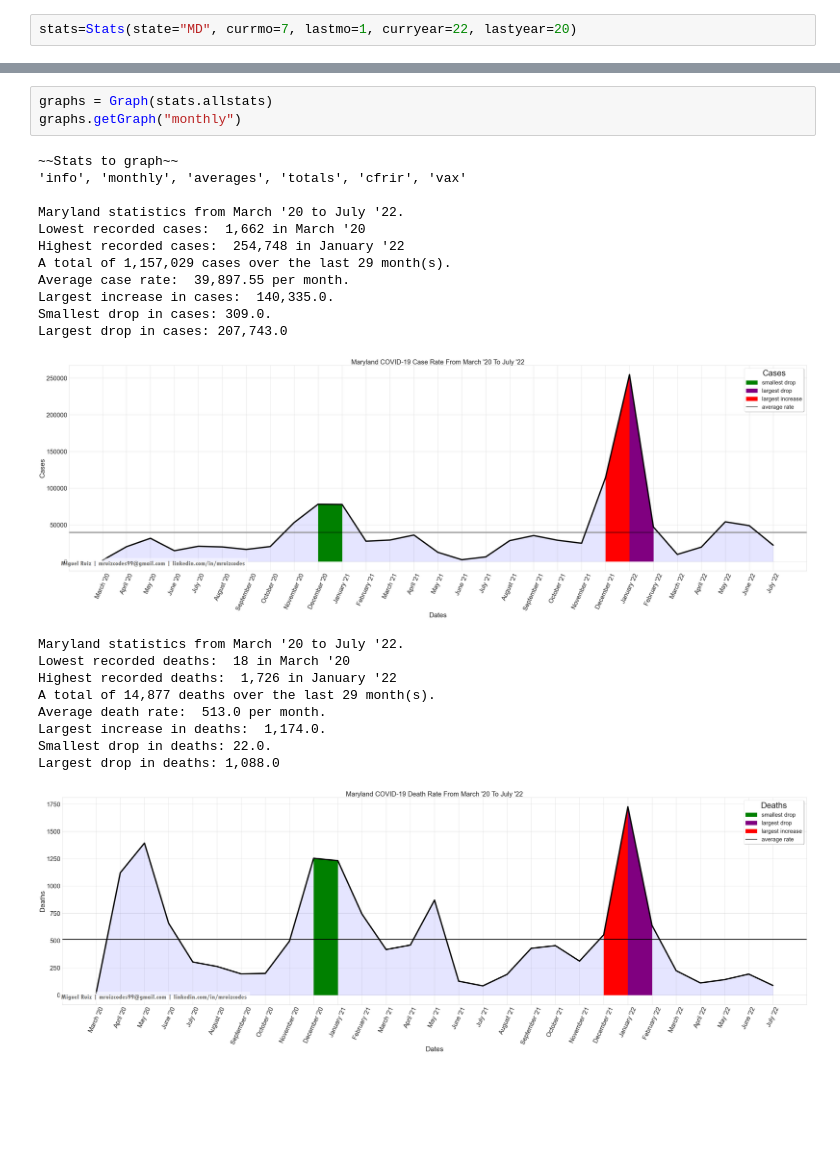
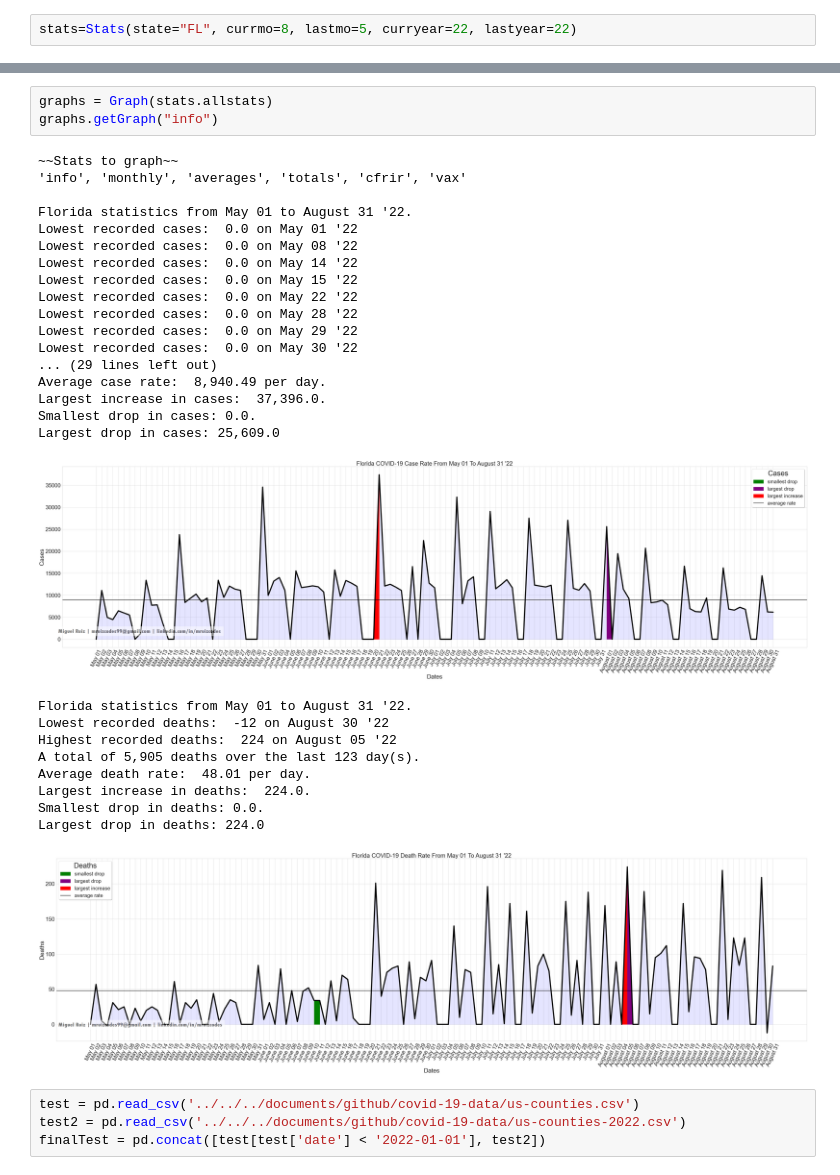
Before and after one commit to mruiz99/COVID-19-Stats-by-State, a Jupyter notebook: NYTIMES_COVID_VISUALS.ipynb, the cells around one changed output, grey strips where cells are left out. Cells and saved outputs as stored; diff of their text form; blank space fills up the shorter version.

```diff
--- a/NYTIMES_COVID_VISUALS.ipynb
+++ b/NYTIMES_COVID_VISUALS.ipynb
@@ -1822,3 +1826,3 @@ class Graph:
 # %%
-stats=Stats(state="MD", currmo=7, lastmo=1, curryear=22, lastyear=20)
+stats=Stats(state="FL", currmo=8, lastmo=5, curryear=22, lastyear=22)
 # %% [output]
@@ -1838,25 +1845,35 @@ stats=Stats(state="MD", currmo=7, lastmo=1, curryear=22, lastyear=20)
 # %%
 graphs = Graph(stats.allstats)
-graphs.getGraph("monthly")
+graphs.getGraph("info")
 # %% [output]
 ~~Stats to graph~~
 'info', 'monthly', 'averages', 'totals', 'cfrir', 'vax'
 
-Maryland statistics from March '20 to July '22.
-Lowest recorded cases:  1,662 in March '20
-Highest recorded cases:  254,748 in January '22
-A total of 1,157,029 cases over the last 29 month(s).
-Average case rate:  39,897.55 per month.
-Largest increase in cases:  140,335.0.
-Smallest drop in cases: 309.0.
-Largest drop in cases: 207,743.0
+Florida statistics from May 01 to August 31 '22.
+Lowest recorded cases:  0.0 on May 01 '22
+Lowest recorded cases:  0.0 on May 08 '22
+Lowest recorded cases:  0.0 on May 14 '22
+Lowest recorded cases:  0.0 on May 15 '22
+Lowest recorded cases:  0.0 on May 22 '22
+Lowest recorded cases:  0.0 on May 28 '22
+Lowest recorded cases:  0.0 on May 29 '22
+Lowest recorded cases:  0.0 on May 30 '22
+... (29 lines left out)
+Average case rate:  8,940.49 per day.
+Largest increase in cases:  37,396.0.
+Smallest drop in cases: 0.0.
+Largest drop in cases: 25,609.0
-[figure, old version]
+[figure, new version]
-Maryland statistics from March '20 to July '22.
-Lowest recorded deaths:  18 in March '20
-Highest recorded deaths:  1,726 in January '22
-A total of 14,877 deaths over the last 29 month(s).
-Average death rate:  513.0 per month.
-Largest increase in deaths:  1,174.0.
-Smallest drop in deaths: 22.0.
-Largest drop in deaths: 1,088.0
+Florida statistics from May 01 to August 31 '22.
+Lowest recorded deaths:  -12 on August 30 '22
+Highest recorded deaths:  224 on August 05 '22
+A total of 5,905 deaths over the last 123 day(s).
+Average death rate:  48.01 per day.
+Largest increase in deaths:  224.0.
+Smallest drop in deaths: 0.0.
+Largest drop in deaths: 224.0
-[figure, old version]
+[figure, new version]
+# %%
+test = pd.read_csv('../../../documents/github/covid-19-data/us-counties.csv')
+test2 = pd.read_csv('../../../documents/github/covid-19-data/us-counties-2022.csv')
+finalTest = pd.concat([test[test['date'] < '2022-01-01'], test2])
```
Also changed, not shown: parts of 7 cells of this notebook, 8 other files.
